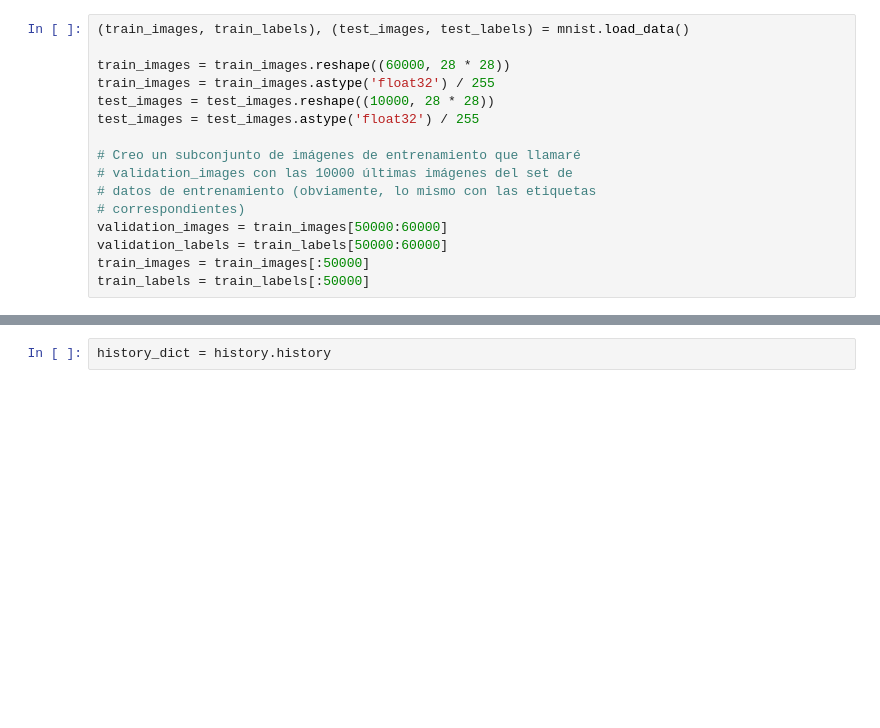
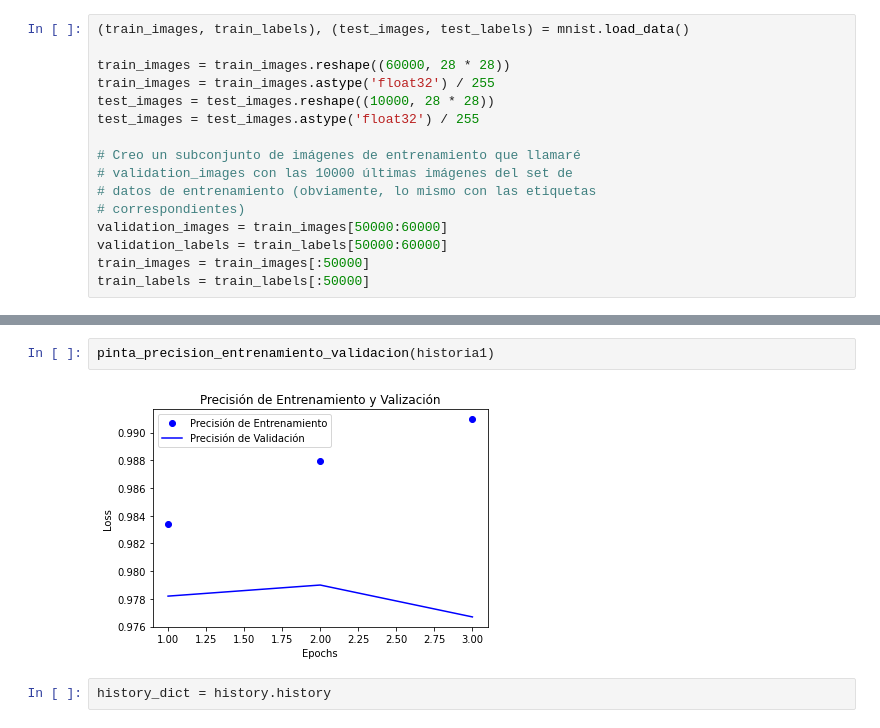
Before and after one commit to marialongogarcia/deeplearning, a Jupyter notebook: Ejercicio Regularizadores.ipynb, the cells around one changed output, grey strips where cells are left out. Drawn from its saved outputs; the diff is of its cells as text; blank space fills up the shorter version.

```diff
--- a/Ejercicio Regularizadores.ipynb
+++ b/Ejercicio Regularizadores.ipynb
@@ -139,3 +162,7 @@ Epoch 20/20
+# %%
+pinta_precision_entrenamiento_validacion(historia1)
+# %% [output]
+[figure, added]
 # %%
 history_dict = history.history
 # %%
```
Also changed, not shown: parts of 14 cells of this notebook.
